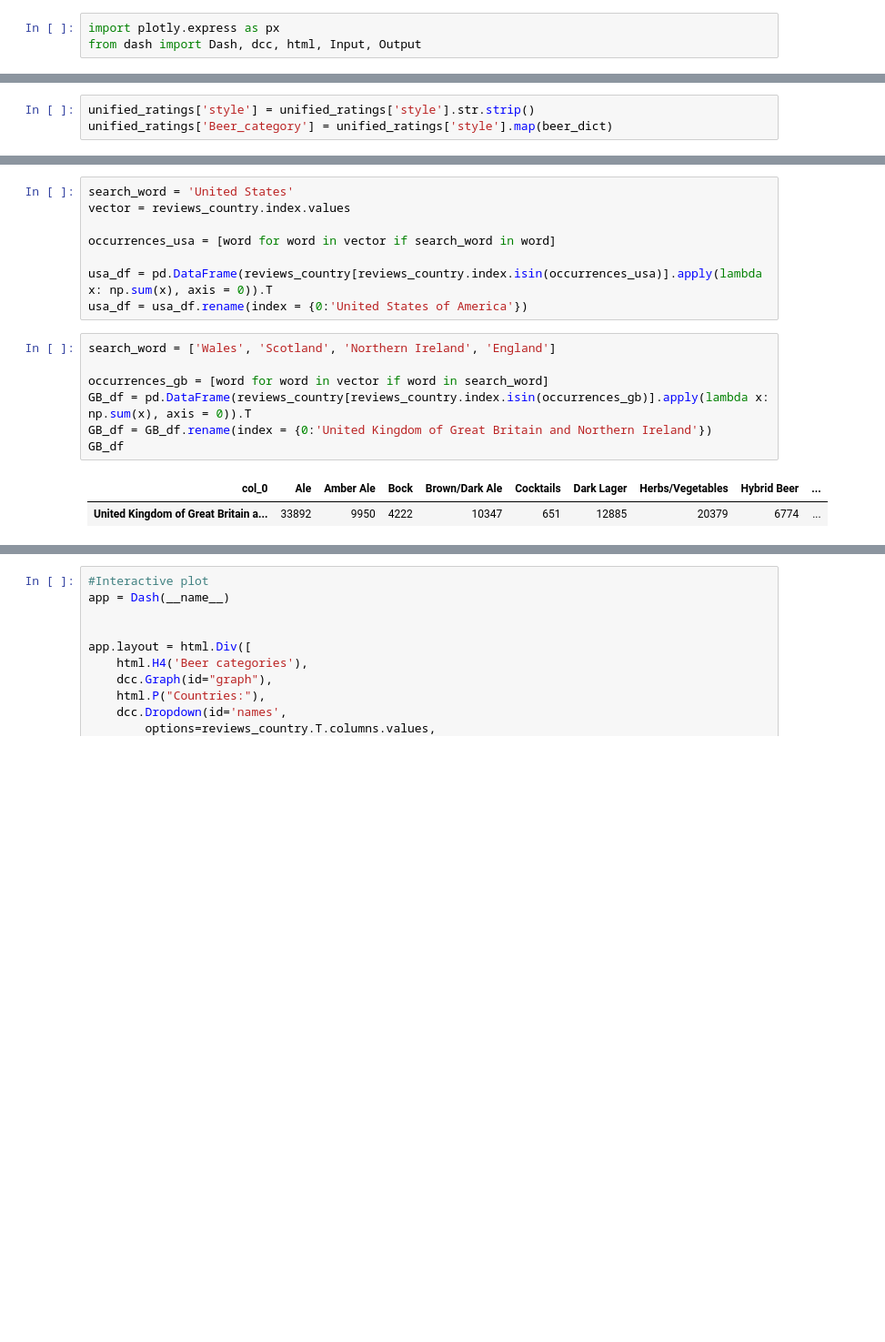
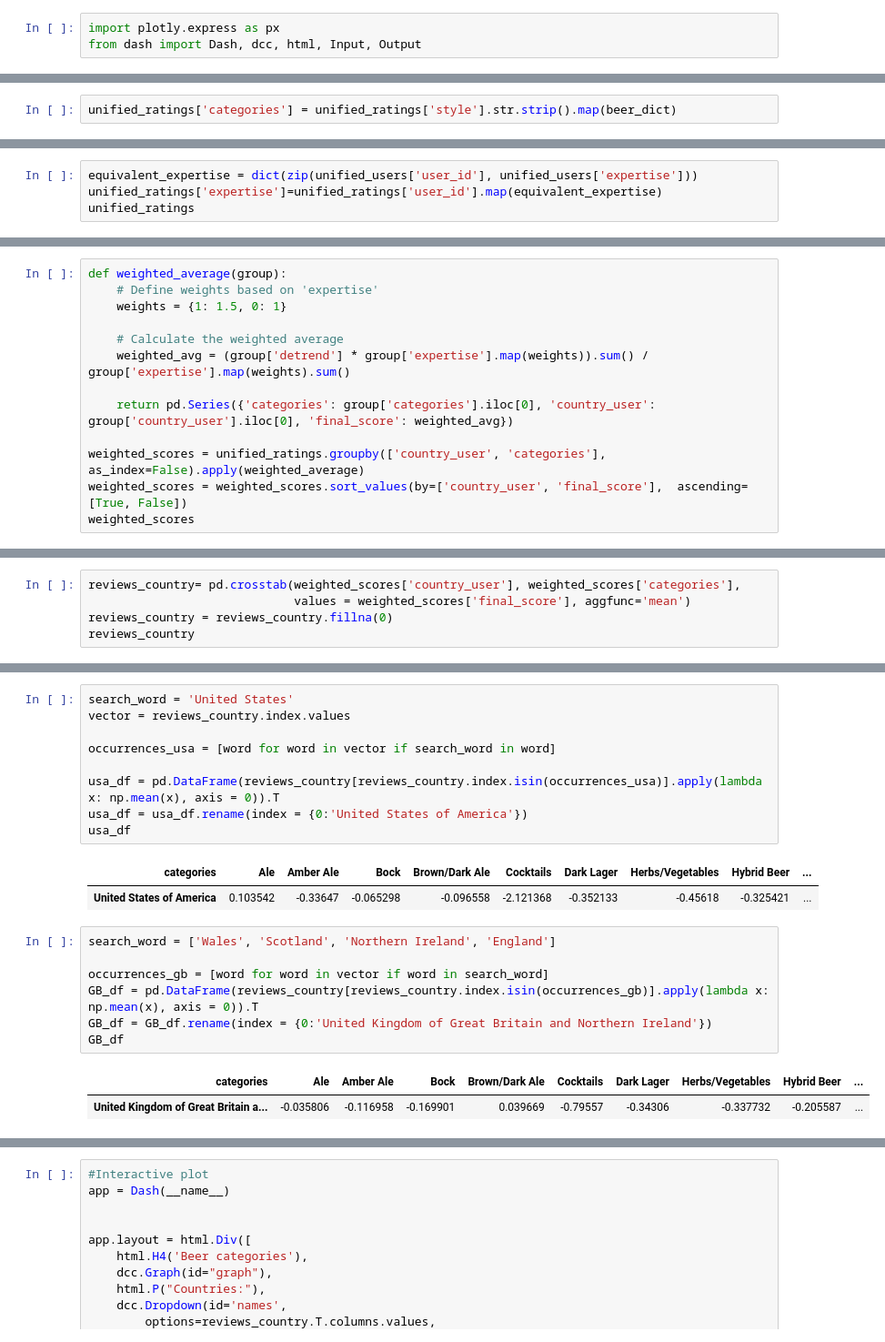
Before and after one commit to epfl-ada/ada-2023-project-adacadabra2023, a Jupyter notebook: Milestone2.ipynb, the cells around one changed output, grey strips where cells are left out. Shown at 91% size. Saved outputs shown, nothing was run; the diff lists cells and outputs as text; blank space fills up the shorter version.

Commit message:
Preferred category beer per country

```diff
--- a/Milestone2.ipynb
+++ b/Milestone2.ipynb
@@ -895,4 +896,3 @@ from dash import Dash, dcc, html, Input, Output
 # %%
-unified_ratings['style'] = unified_ratings['style'].str.strip()
-unified_ratings['Beer_category'] = unified_ratings['style'].map(beer_dict)
+unified_ratings['categories'] = unified_ratings['style'].str.strip().map(beer_dict)
 # %%
@@ -919,0 +902,4 @@ reviews_country
+# %%
+equivalent_expertise = dict(zip(unified_users['user_id'], unified_users['expertise']))
+unified_ratings['expertise']=unified_ratings['user_id'].map(equivalent_expertise)
+unified_ratings
@@ -919,0 +920,13 @@ reviews_country
+# %%
+def weighted_average(group):
+    # Define weights based on 'expertise'
+    weights = {1: 1.5, 0: 1}
+
+    # Calculate the weighted average
+    weighted_avg = (group['detrend'] * group['expertise'].map(weights)).sum() / group['expertise'].map(weights).sum()
+
+    return pd.Series({'categories': group['categories'].iloc[0], 'country_user': group['country_user'].iloc[0], 'final_score': weighted_avg})
+
+weighted_scores = unified_ratings.groupby(['country_user', 'categories'], as_index=False).apply(weighted_average)
+weighted_scores = weighted_scores.sort_values(by=['country_user', 'final_score'],  ascending=[True, False])
+weighted_scores
@@ -919,0 +947,5 @@ reviews_country
+# %%
+reviews_country= pd.crosstab(weighted_scores['country_user'], weighted_scores['categories'],
+                             values = weighted_scores['final_score'], aggfunc='mean')
+reviews_country = reviews_country.fillna(0)
+reviews_country
@@ -923,18 +970,22 @@ vector = reviews_country.index.values
 
 occurrences_usa = [word for word in vector if search_word in word]
 
-usa_df = pd.DataFrame(reviews_country[reviews_country.index.isin(occurrences_usa)].apply(lambda x: np.sum(x), axis = 0)).T
+usa_df = pd.DataFrame(reviews_country[reviews_country.index.isin(occurrences_usa)].apply(lambda x: np.mean(x), axis = 0)).T
 usa_df = usa_df.rename(index = {0:'United States of America'})
+usa_df
+# %% [output]
+| categories | Ale | Amber Ale | Bock | Brown/Dark Ale | Cocktails | Dark Lager | Herbs/Vegetables | Hybrid Beer | ... |
+| United States of America | 0.103542 | -0.33647 | -0.065298 | -0.096558 | -2.121368 | -0.352133 | -0.45618 | -0.325421 | ... |
 # %%
 search_word = ['Wales', 'Scotland', 'Northern Ireland', 'England']
 
 occurrences_gb = [word for word in vector if word in search_word]
-GB_df = pd.DataFrame(reviews_country[reviews_country.index.isin(occurrences_gb)].apply(lambda x: np.sum(x), axis = 0)).T
+GB_df = pd.DataFrame(reviews_country[reviews_country.index.isin(occurrences_gb)].apply(lambda x: np.mean(x), axis = 0)).T
 GB_df = GB_df.rename(index = {0:'United Kingdom of Great Britain and Northern Ireland'})
 GB_df
 # %% [output]
-| col_0 | Ale | Amber Ale | Bock | Brown/Dark Ale | Cocktails | Dark Lager | Herbs/Vegetables | Hybrid Beer | ... |
-| United Kingdom of Great Britain a... | 33892 | 9950 | 4222 | 10347 | 651 | 12885 | 20379 | 6774 | ... |
+| categories | Ale | Amber Ale | Bock | Brown/Dark Ale | Cocktails | Dark Lager | Herbs/Vegetables | Hybrid Beer | ... |
+| United Kingdom of Great Britain a... | -0.035806 | -0.116958 | -0.169901 | 0.039669 | -0.79557 | -0.34306 | -0.337732 | -0.205587 | ... |
 # %%
 reviews_country = pd.concat([reviews_country, usa_df, GB_df])
 reviews_country
```
Also changed, not shown: parts of 13 cells of this notebook, 1 other file.
